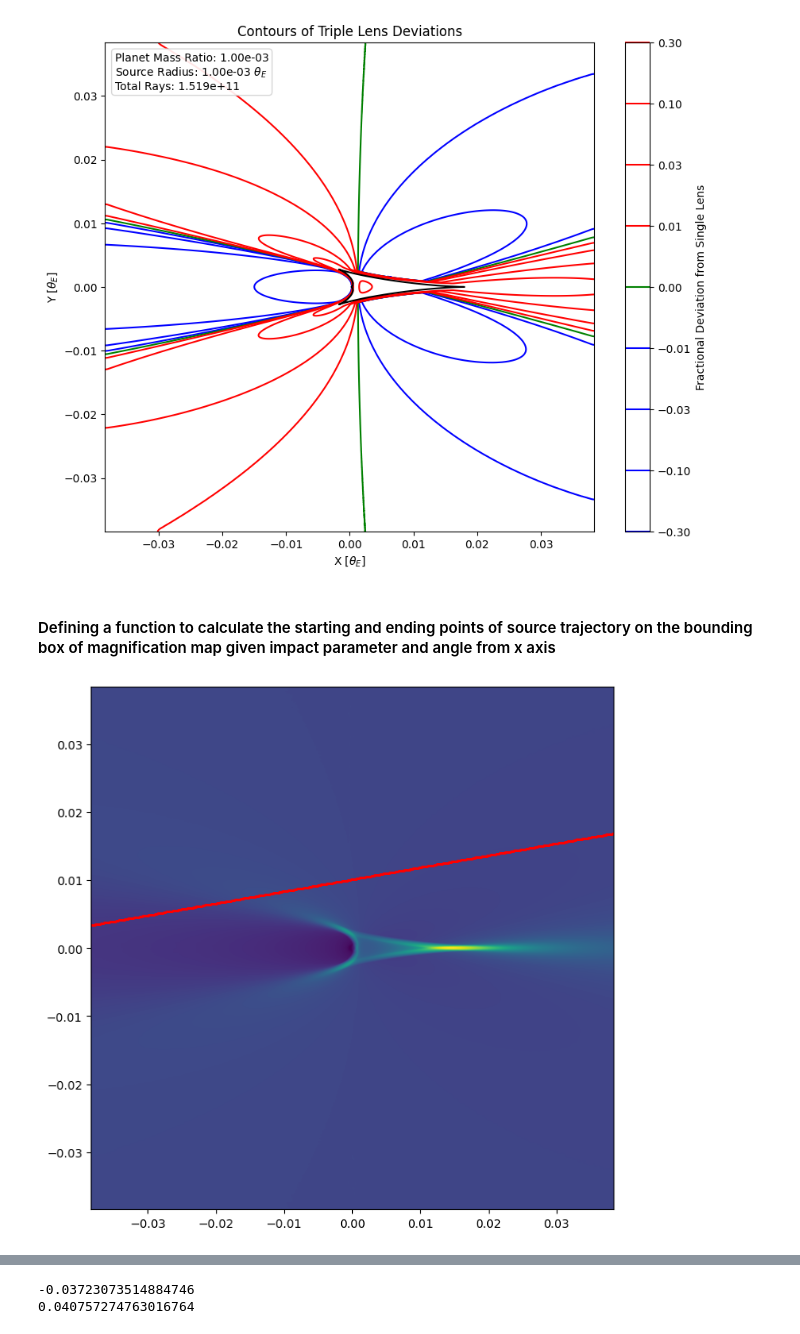
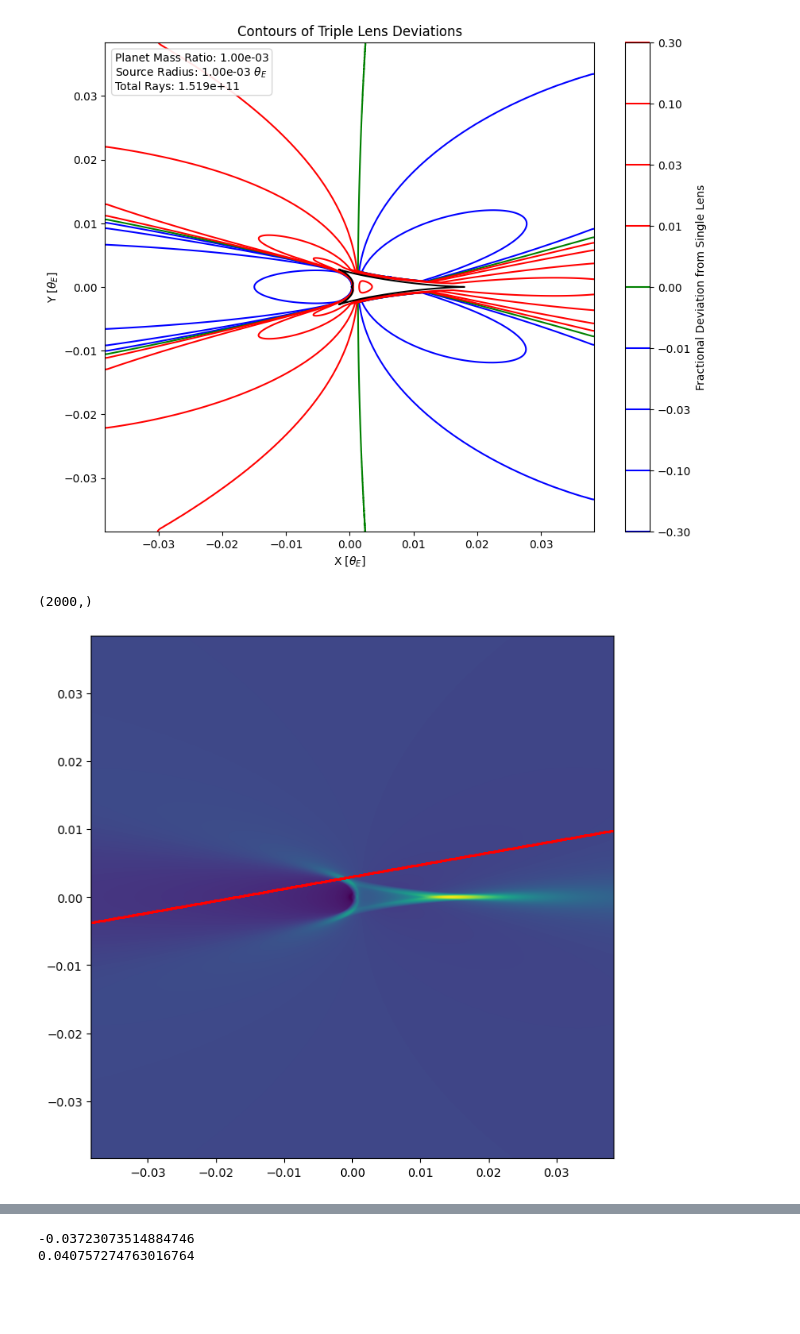
Before and after one commit to saividyud/NBLens, a Jupyter notebook: Unity/Analysis 6-4/Analysis_6-4.ipynb, the cells around one changed output, grey strips where cells are left out. Drawn from its saved outputs; the diff is of its cells as text; code cells hidden in the pictures; blank space fills up the shorter version.

```diff
--- a/Unity/Analysis 6-4/Analysis_6-4.ipynb
+++ b/Unity/Analysis 6-4/Analysis_6-4.ipynb
@@ -158,5 +158,3 @@ fig.savefig('Contours.png', dpi=500)
 plt.show()
 # %% [output]
 [figure]
-# %% [markdown]
-#### Defining a function to calculate the starting and ending points of source trajectory on the bounding box of magnification map given impact parameter and angle from x axis
@@ -215,18 +161,21 @@ def get_line_box_intersections(u, alpha, ang_width):
 # %%
 # Impact parameter
-u = 0.01
+u = 0.003
 
 # Angle from x axis
 alpha = 10
 
-intersections, (rr, cc), (tE_start, tE_end), brightnesses = IRSC.IRSCaustics.lightcurve_calculator(u, alpha, ang_width, fractional_deviations)
+intersections, (xs, ys), (tE_start, tE_end), brightnesses = IRSC.IRSCaustics.lightcurve_calculator(u, alpha, ang_width, fractional_deviations)
+
+print(brightnesses.shape)
 
 fig = plt.figure(figsize=(10, 8))
 ax = fig.add_subplot()
 
 ax.imshow(fractional_deviations, extent=[-ang_width/2, ang_width/2, -ang_width/2, ang_width/2])
-ax.scatter(cc[1:], rr[1:], s=1, color='red')
+ax.scatter(xs, ys, s=1, color='red')
 
 plt.show()
 # %% [output]
+(2000,)
-[figure, old version]
+[figure, new version]
```
Also changed, not shown: parts of 4 cells of this notebook, 1 other file.
